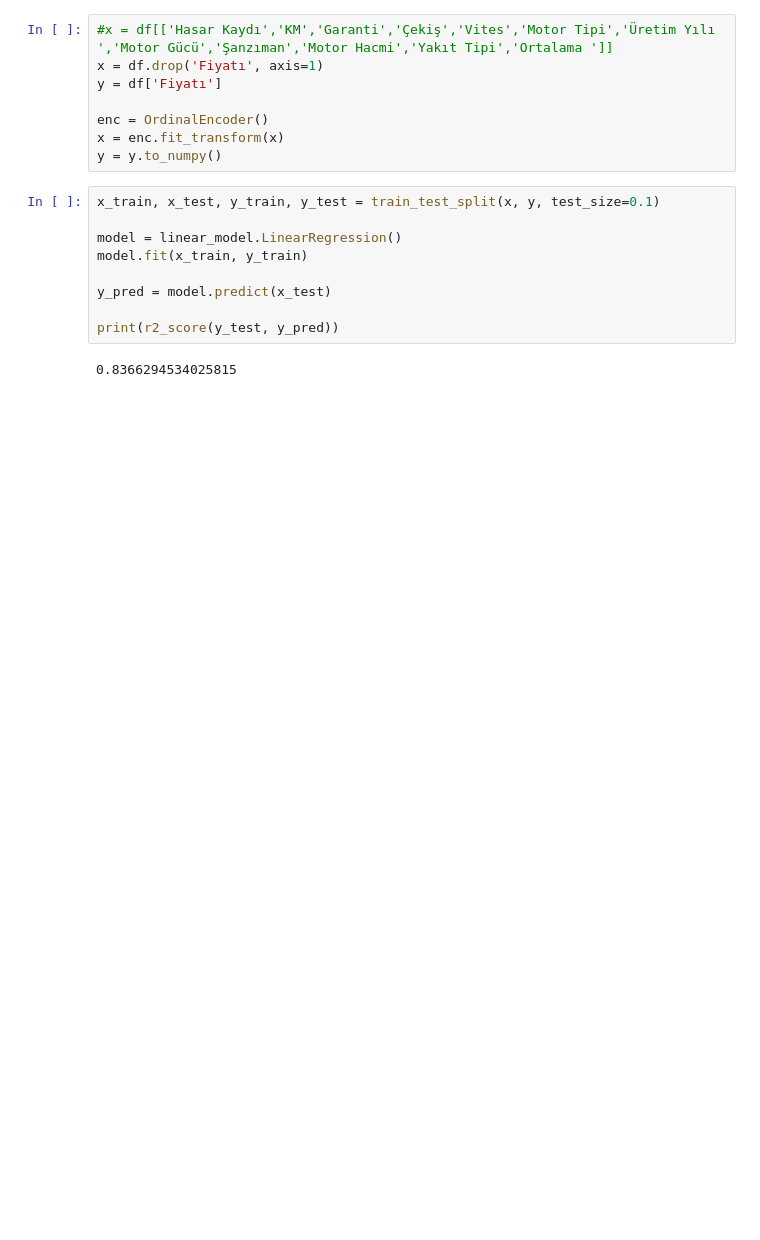
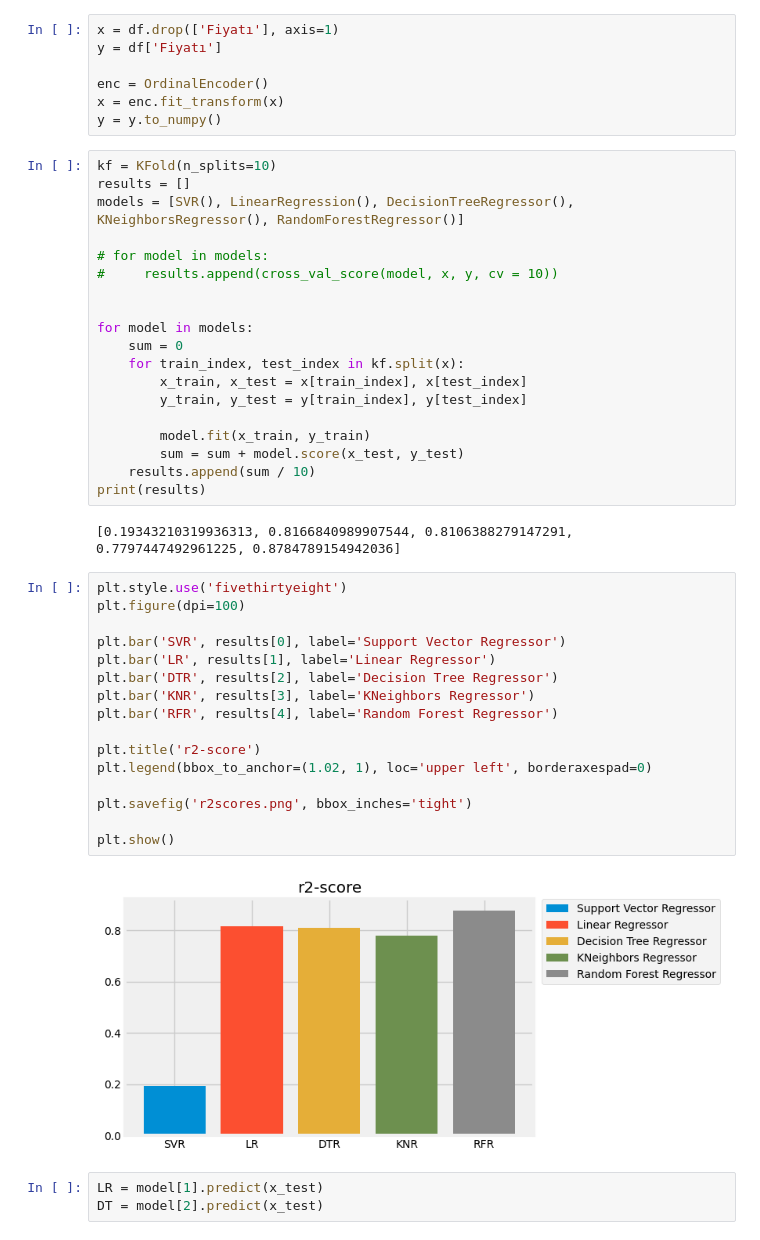
Before and after one commit to onrdmr/YapayZeka, a Jupyter notebook: sahibinden/model.ipynb, the cells around one changed output. Drawn from its saved outputs; the diff is of its cells as text; blank space fills up the shorter version.

```diff
--- a/sahibinden/model.ipynb
+++ b/sahibinden/model.ipynb
@@ -15,19 +42,49 @@ df = pd.read_csv('volvo_cleaned.csv')
 # %%
-#x = df[['Hasar Kaydı','KM','Garanti','Çekiş','Vites','Motor Tipi','Üretim Yılı ','Motor Gücü','Şanzıman','Motor Hacmi','Yakıt Tipi','Ortalama ']]
-x = df.drop('Fiyatı', axis=1)
+x = df.drop(['Fiyatı'], axis=1)
 y = df['Fiyatı']
 
 enc = OrdinalEncoder()
 x = enc.fit_transform(x)
 y = y.to_numpy()
-# %%
-x_train, x_test, y_train, y_test = train_test_split(x, y, test_size=0.1)
-
-model = linear_model.LinearRegression()
-model.fit(x_train, y_train)
-
-y_pred = model.predict(x_test)
-
-print(r2_score(y_test, y_pred))
-# %% [output]
-0.8366294534025815
+# %%
+kf = KFold(n_splits=10)
+results = []
+models = [SVR(), LinearRegression(), DecisionTreeRegressor(), KNeighborsRegressor(), RandomForestRegressor()]
+
+# for model in models:
+#     results.append(cross_val_score(model, x, y, cv = 10))
+
+
+for model in models:
+    sum = 0
+    for train_index, test_index in kf.split(x):
+        x_train, x_test = x[train_index], x[test_index]
+        y_train, y_test = y[train_index], y[test_index]
+
+        model.fit(x_train, y_train)
+        sum = sum + model.score(x_test, y_test)
+    results.append(sum / 10)
+print(results)
+# %% [output]
+[0.19343210319936313, 0.8166840989907544, 0.8106388279147291, 0.7797447492961225, 0.8784789154942036]
+# %%
+plt.style.use('fivethirtyeight')
+plt.figure(dpi=100)
+
+plt.bar('SVR', results[0], label='Support Vector Regressor')
+plt.bar('LR', results[1], label='Linear Regressor')
+plt.bar('DTR', results[2], label='Decision Tree Regressor')
+plt.bar('KNR', results[3], label='KNeighbors Regressor')
+plt.bar('RFR', results[4], label='Random Forest Regressor')
+
+plt.title('r2-score')
+plt.legend(bbox_to_anchor=(1.02, 1), loc='upper left', borderaxespad=0)
+
+plt.savefig('r2scores.png', bbox_inches='tight')
+
+plt.show()
+# %% [output]
+[figure, added]
+# %%
+LR = model[1].predict(x_test)
+DT = model[2].predict(x_test)
```
Also changed, not shown: parts of 16 cells of this notebook, 6 other files.
